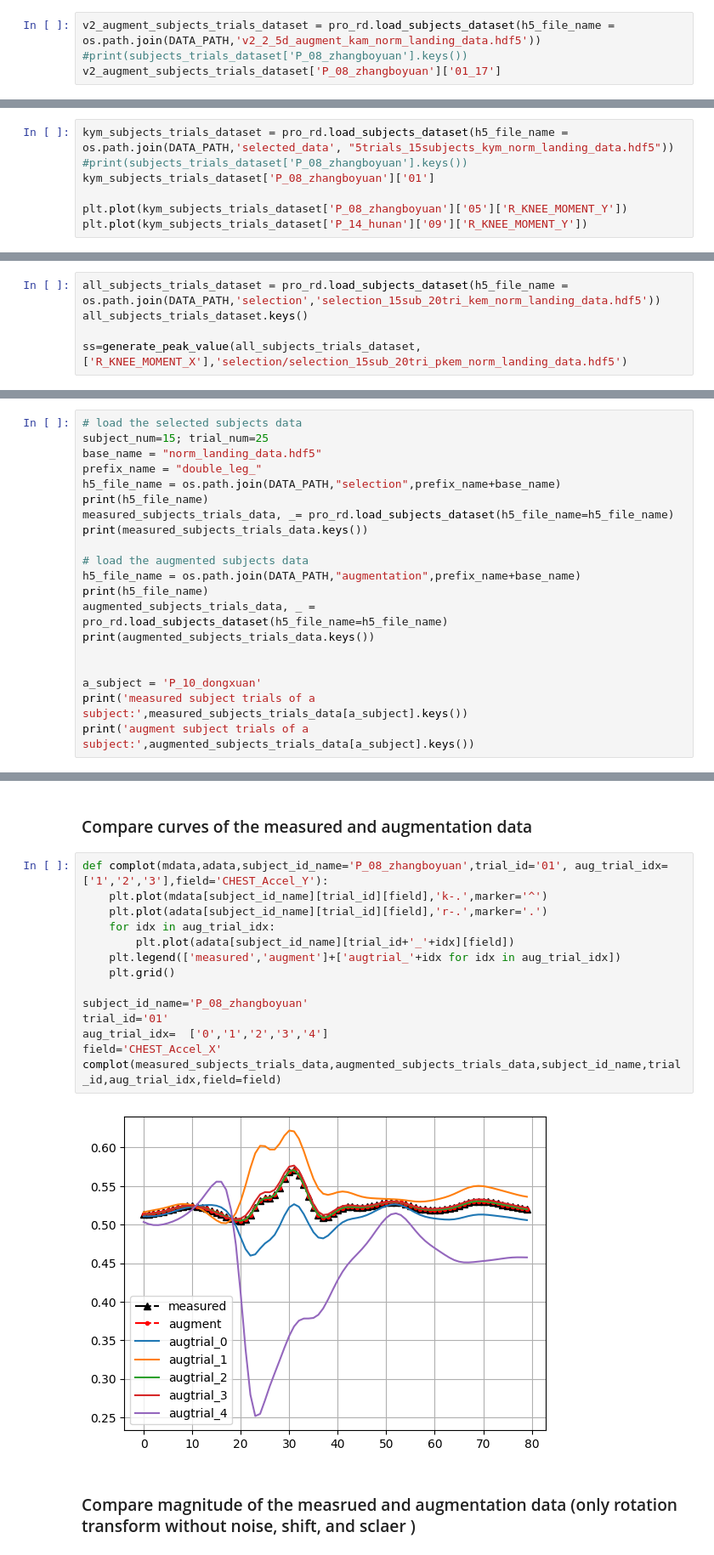
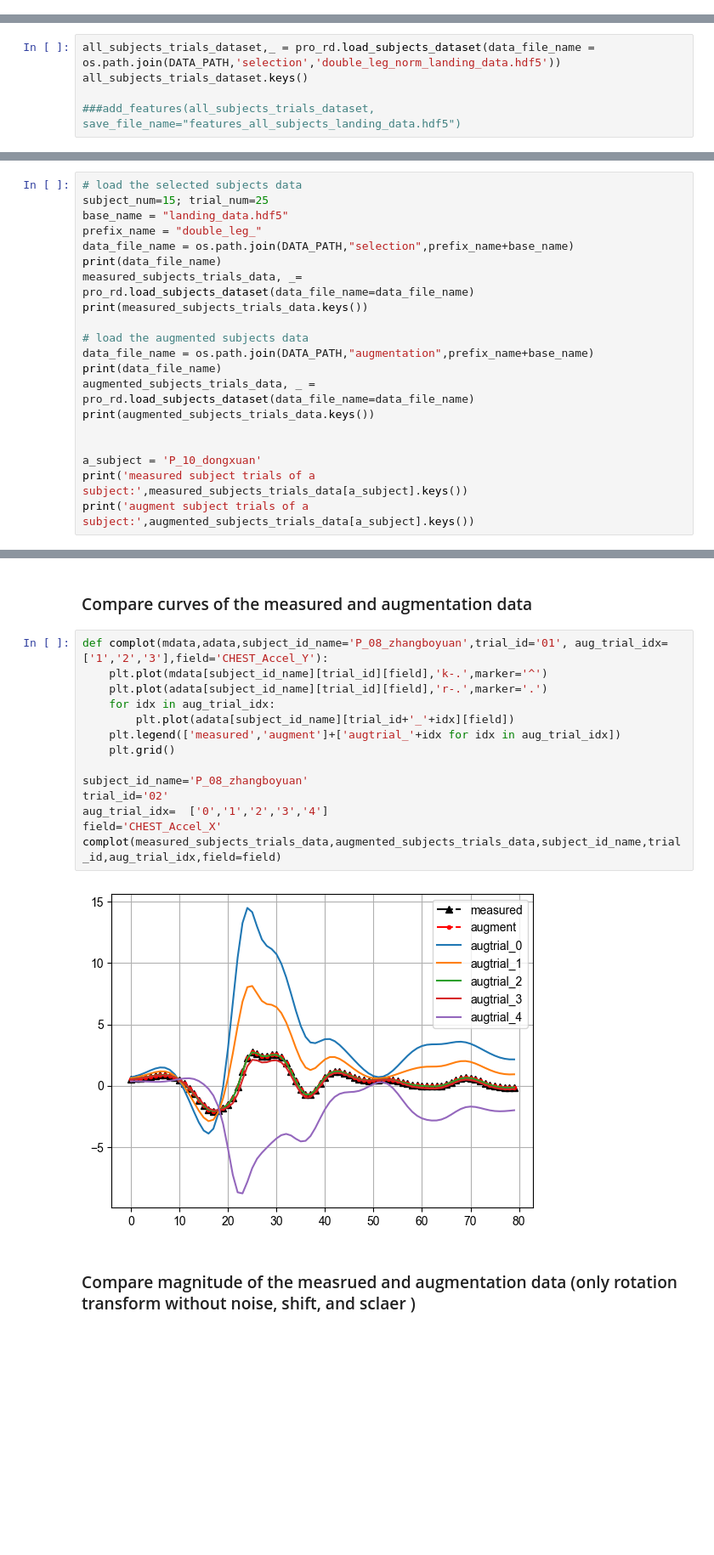
Before and after one commit to sunzhon/transfer_learning_for_droplanding, a Jupyter notebook: jupyter-lab/training_data_analysis.ipynb, the cells around one changed output, grey strips where cells are left out. Shown at 85% size. Cells and saved outputs as stored; diff of their text form; blank space fills up the shorter version.

Commit message:
optimize function variable names

```diff
--- a/jupyter-lab/training_data_analysis.ipynb
+++ b/jupyter-lab/training_data_analysis.ipynb
@@ -224,4 +125,0 @@ plt.plot(all_subjects_trials_dataset['P_14_hunan']['03']['R_KNEE_MOMENT_X'])
-# %%
-v2_augment_subjects_trials_dataset = pro_rd.load_subjects_dataset(h5_file_name = os.path.join(DATA_PATH,'v2_2_5d_augment_kam_norm_landing_data.hdf5'))
-#print(subjects_trials_dataset['P_08_zhangboyuan'].keys())
-v2_augment_subjects_trials_dataset['P_08_zhangboyuan']['01_17']
@@ -242,7 +125,0 @@ v2_augment_subjects_trials_dataset['P_08_zhangboyuan']['01_17']
-# %%
-kym_subjects_trials_dataset = pro_rd.load_subjects_dataset(h5_file_name = os.path.join(DATA_PATH,'selected_data', "5trials_15subjects_kym_norm_landing_data.hdf5"))
-#print(subjects_trials_dataset['P_08_zhangboyuan'].keys())
-kym_subjects_trials_dataset['P_08_zhangboyuan']['01']
-
-plt.plot(kym_subjects_trials_dataset['P_08_zhangboyuan']['05']['R_KNEE_MOMENT_Y'])
-plt.plot(kym_subjects_trials_dataset['P_14_hunan']['09']['R_KNEE_MOMENT_Y'])
@@ -283,7 +126,7 @@ print(summ)
 # %% [markdown]
 # Validate the peak values (peak knee moment)
 # %%
-all_subjects_trials_dataset = pro_rd.load_subjects_dataset(h5_file_name = os.path.join(DATA_PATH,'selection','selection_15sub_20tri_kem_norm_landing_data.hdf5'))
+all_subjects_trials_dataset,_ = pro_rd.load_subjects_dataset(data_file_name = os.path.join(DATA_PATH,'selection','double_leg_norm_landing_data.hdf5'))
 all_subjects_trials_dataset.keys()
 
-ss=generate_peak_value(all_subjects_trials_dataset,['R_KNEE_MOMENT_X'],'selection/selection_15sub_20tri_pkem_norm_landing_data.hdf5')
+###add_features(all_subjects_trials_dataset, save_file_name="features_all_subjects_landing_data.hdf5")
@@ -351,17 +196,17 @@ plt.plot(scaled_data[:,0],'b')
 # %%
 # load the selected subjects data
 subject_num=15; trial_num=25
-base_name = "norm_landing_data.hdf5"
+base_name = "landing_data.hdf5"
 prefix_name = "double_leg_"
-h5_file_name = os.path.join(DATA_PATH,"selection",prefix_name+base_name)
-print(h5_file_name)
-measured_subjects_trials_data, _= pro_rd.load_subjects_dataset(h5_file_name=h5_file_name)
+data_file_name = os.path.join(DATA_PATH,"selection",prefix_name+base_name)
+print(data_file_name)
+measured_subjects_trials_data, _= pro_rd.load_subjects_dataset(data_file_name=data_file_name)
 print(measured_subjects_trials_data.keys())
 
 # load the augmented subjects data
-h5_file_name = os.path.join(DATA_PATH,"augmentation",prefix_name+base_name)
-print(h5_file_name)
-augmented_subjects_trials_data, _ = pro_rd.load_subjects_dataset(h5_file_name=h5_file_name)
+data_file_name = os.path.join(DATA_PATH,"augmentation",prefix_name+base_name)
+print(data_file_name)
+augmented_subjects_trials_data, _ = pro_rd.load_subjects_dataset(data_file_name=data_file_name)
 print(augmented_subjects_trials_data.keys())
 
 
@@ -380,19 +225,19 @@ augment subject trials of a subject: dict_keys(['02', '02_0', '02_1', '02_2', '0
 # %%
 def complot(mdata,adata,subject_id_name='P_08_zhangboyuan',trial_id='01', aug_trial_idx=['1','2','3'],field='CHEST_Accel_Y'):
     plt.plot(mdata[subject_id_name][trial_id][field],'k-.',marker='^')
     plt.plot(adata[subject_id_name][trial_id][field],'r-.',marker='.')
     for idx in aug_trial_idx:
         plt.plot(adata[subject_id_name][trial_id+'_'+idx][field])
     plt.legend(['measured','augment']+['augtrial_'+idx for idx in aug_trial_idx])
     plt.grid()
 
 subject_id_name='P_08_zhangboyuan'
-trial_id='01'
+trial_id='02'
 aug_trial_idx=  ['0','1','2','3','4']
 field='CHEST_Accel_X'
 complot(measured_subjects_trials_data,augmented_subjects_trials_data,subject_id_name,trial_id,aug_trial_idx,field=field)
 # %% [output]
-[figure, old version]
+[figure, new version]
 # %% [markdown]
 ### Compare magnitude of the measrued and augmentation data (only rotation transform without noise, shift, and sclaer )
 # %%
```
Also changed, not shown: parts of 18 cells of this notebook, 7 other files.
